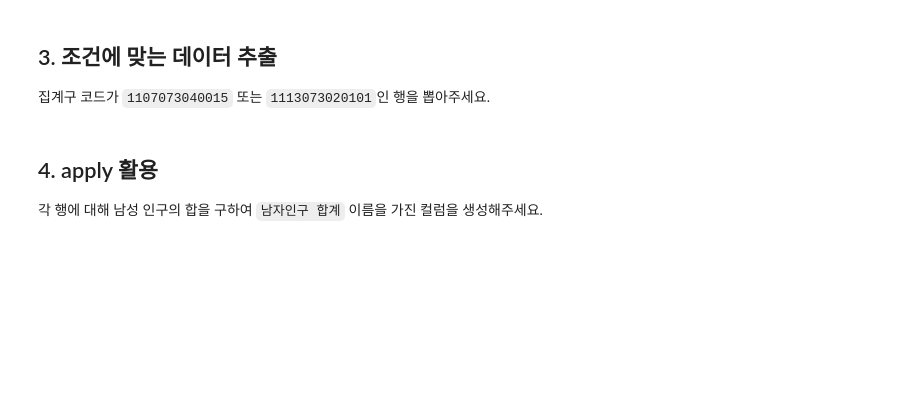
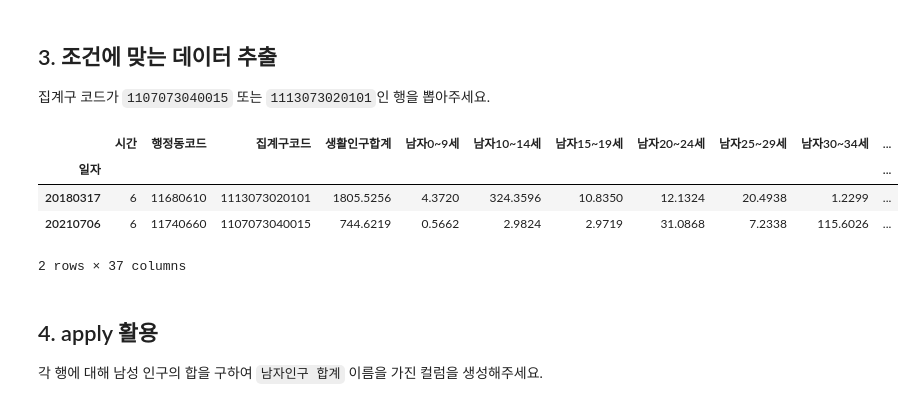
Before and after one commit to chw8207/python-seminar, a Jupyter notebook: Pandas_연습_문제.ipynb, the cells around one changed output. Cells and saved outputs as stored; diff of their text form; code cells hidden in the pictures; blank space fills up the shorter version.

```diff
--- a/Pandas_연습_문제.ipynb
+++ b/Pandas_연습_문제.ipynb
@@ -163,6 +163,14 @@ sample_4
 # %% [markdown]
 ## 3. 조건에 맞는 데이터 추출
 집계구 코드가 `1107073040015` 또는 `1113073020101`인 행을 뽑아주세요.
+# %%
+sample_4[(sample_4['집계구코드']==1107073040015) | (sample_4['집계구코드']==1113073020101)]
+# %% [output]
+|  | 시간 | 행정동코드 | 집계구코드 | 생활인구합계 | 남자0~9세 | 남자10~14세 | 남자15~19세 | 남자20~24세 | 남자25~29세 | 남자30~34세 | ... |
+| 일자 |  |  |  |  |  |  |  |  |  |  | ... |
+| 20180317 | 6 | 11680610 | 1113073020101 | 1805.5256 | 4.3720 | 324.3596 | 10.8350 | 12.1324 | 20.4938 | 1.2299 | ... |
+| 20210706 | 6 | 11740660 | 1107073040015 | 744.6219 | 0.5662 | 2.9824 | 2.9719 | 31.0868 | 7.2338 | 115.6026 | ... |
+2 rows × 37 columns
 # %% [markdown]
 ## 4. apply 활용
 
```
